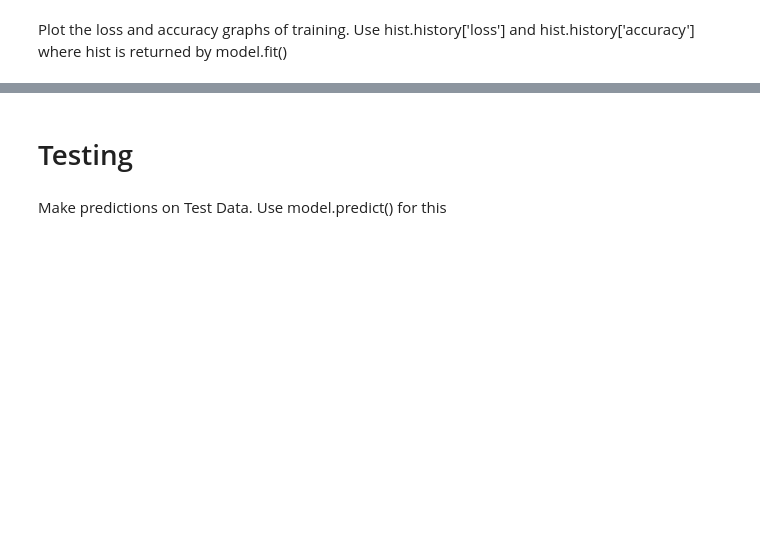
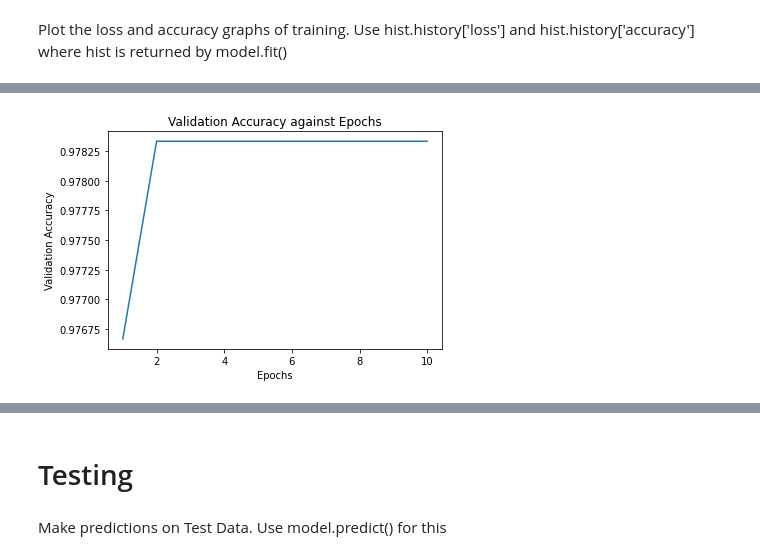
Before and after one commit to faaiqbilal/Machine-Learning-CS-535, a Jupyter notebook: PA5_part2.ipynb, the cells around one changed output, grey strips where cells are left out. Drawn from its saved outputs; the diff is of its cells as text; code cells hidden in the pictures; blank space fills up the shorter version.

```diff
--- a/PA5_part2.ipynb
+++ b/PA5_part2.ipynb
@@ -441,0 +511,11 @@ Plot the loss and accuracy graphs of training. Use hist.history['loss'] and hist
+# %%
+#Plot Accuracy
+x_axis = np.arange(1,epochs+1)
+y_axis = hist.history['val_accuracy']
+plt.plot(x_axis, y_axis)
+plt.title('Validation Accuracy against Epochs')
+plt.xlabel("Epochs")
+plt.ylabel('Validation Accuracy')
+plt.show()
+# %% [output]
+[figure, added]
```
Also changed, not shown: parts of 20 cells of this notebook.
